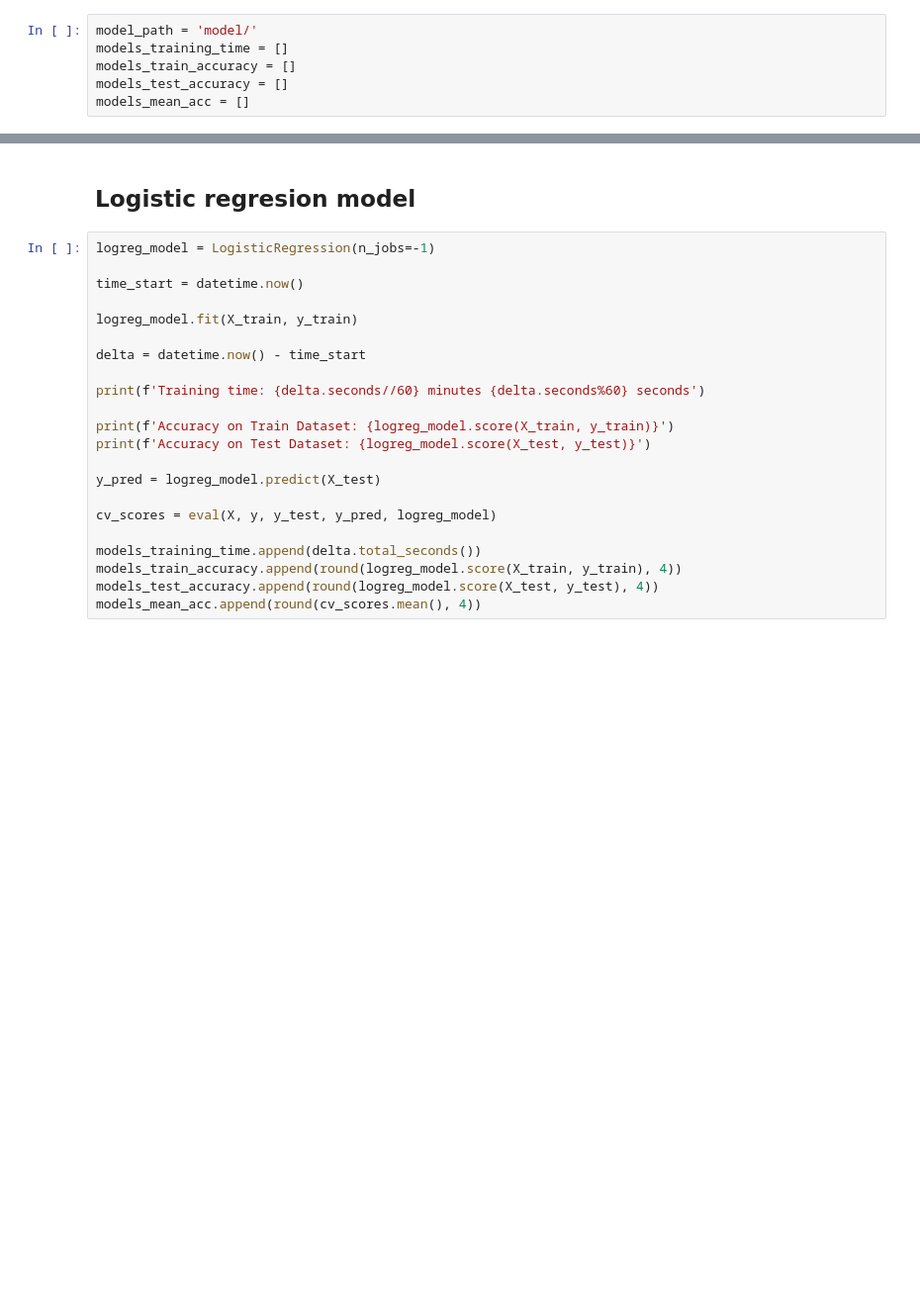
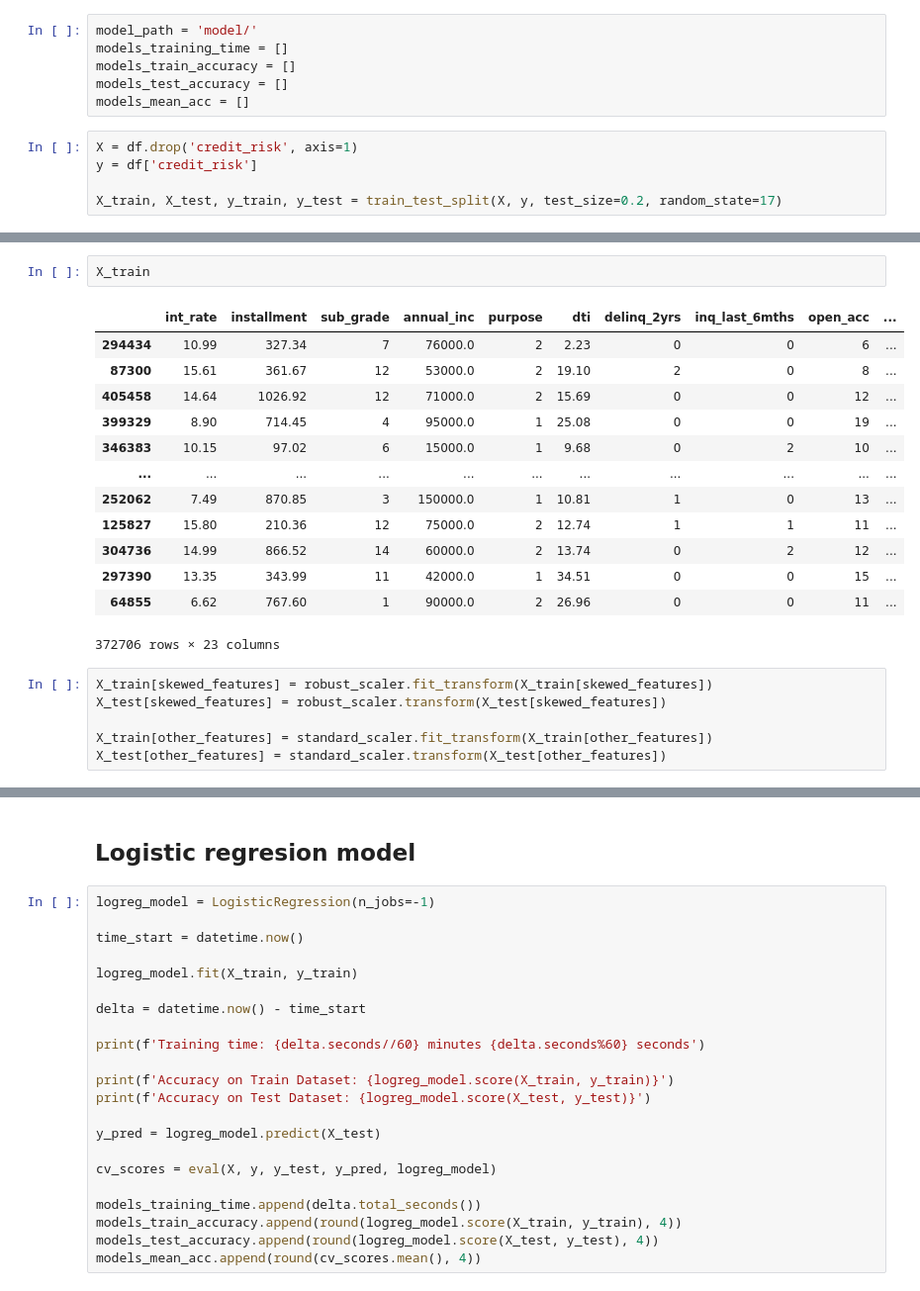
Before and after one commit to LightDani/Loan_Data_Analysis, a Jupyter notebook: loan_credit_analyst.ipynb, the cells around one changed output, grey strips where cells are left out. Shown at 99% size. Cells and saved outputs as stored; diff of their text form; blank space fills up the shorter version.

```diff
--- a/loan_credit_analyst.ipynb
+++ b/loan_credit_analyst.ipynb
@@ -416,3 +413,8 @@ models_training_time = []
 models_train_accuracy = []
 models_test_accuracy = []
 models_mean_acc = []
+# %%
+X = df.drop('credit_risk', axis=1)
+y = df['credit_risk']
+
+X_train, X_test, y_train, y_test = train_test_split(X, y, test_size=0.2, random_state=17)
@@ -418,0 +434,22 @@ models_mean_acc = []
+# %%
+X_train
+# %% [output]
+|  | int_rate | installment | sub_grade | annual_inc | purpose | dti | delinq_2yrs | inq_last_6mths | open_acc | ... |
+| 294434 | 10.99 | 327.34 | 7 | 76000.0 | 2 | 2.23 | 0 | 0 | 6 | ... |
+| 87300 | 15.61 | 361.67 | 12 | 53000.0 | 2 | 19.10 | 2 | 0 | 8 | ... |
+| 405458 | 14.64 | 1026.92 | 12 | 71000.0 | 2 | 15.69 | 0 | 0 | 12 | ... |
+| 399329 | 8.90 | 714.45 | 4 | 95000.0 | 1 | 25.08 | 0 | 0 | 19 | ... |
+| 346383 | 10.15 | 97.02 | 6 | 15000.0 | 1 | 9.68 | 0 | 2 | 10 | ... |
+| ... | ... | ... | ... | ... | ... | ... | ... | ... | ... | ... |
+| 252062 | 7.49 | 870.85 | 3 | 150000.0 | 1 | 10.81 | 1 | 0 | 13 | ... |
+| 125827 | 15.80 | 210.36 | 12 | 75000.0 | 2 | 12.74 | 1 | 1 | 11 | ... |
+| 304736 | 14.99 | 866.52 | 14 | 60000.0 | 2 | 13.74 | 0 | 2 | 12 | ... |
+| 297390 | 13.35 | 343.99 | 11 | 42000.0 | 1 | 34.51 | 0 | 0 | 15 | ... |
+| 64855 | 6.62 | 767.60 | 1 | 90000.0 | 2 | 26.96 | 0 | 0 | 11 | ... |
+372706 rows × 23 columns
+# %%
+X_train[skewed_features] = robust_scaler.fit_transform(X_train[skewed_features])
+X_test[skewed_features] = robust_scaler.transform(X_test[skewed_features])
+
+X_train[other_features] = standard_scaler.fit_transform(X_train[other_features])
+X_test[other_features] = standard_scaler.transform(X_test[other_features])
```
Also changed, not shown: parts of 21 cells of this notebook, 1 other file.
